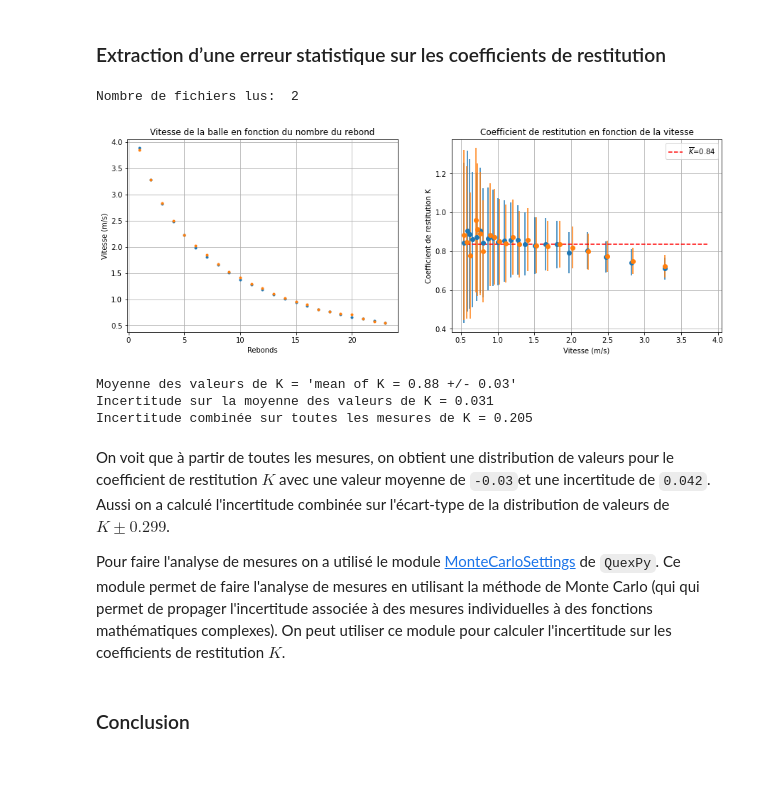
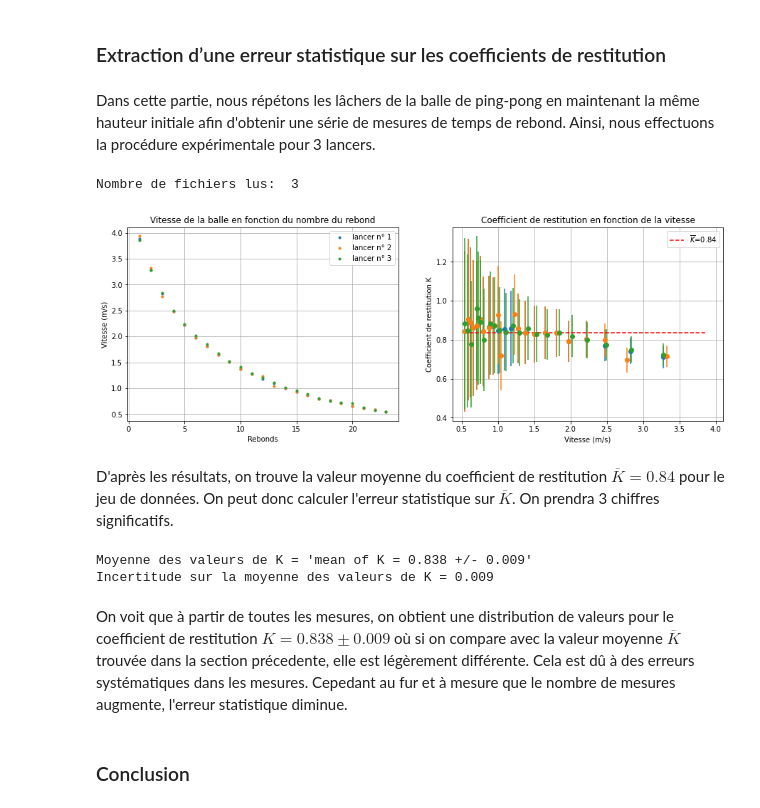
Before and after one commit to kmiloarguello/kmiloarguello.github.io, a Jupyter notebook: phyca/content/LU2PY215/TP/TP2/TP2.ipynb, the cells around one changed output. Saved outputs shown, nothing was run; the diff lists cells and outputs as text; code cells hidden in the pictures; blank space fills up the shorter version.

```diff
--- a/phyca/content/LU2PY215/TP/TP2/TP2.ipynb
+++ b/phyca/content/LU2PY215/TP/TP2/TP2.ipynb
@@ -302,21 +305,21 @@ L'erreur sur la vitesse est égale à l'erreur sur la vitesse avec QexPY:  True
 On remarque que l'incertitude trouvé à l'aide de `QuexPy` et celle trouvé à l'aide de la formule de propagation des erreurs sont les mêmes.
 # %% [markdown]
 ### Extraction d’une erreur statistique sur les coefficients de restitution
+# %% [markdown]
+Dans cette partie, nous répétons les lâchers de la balle de ping-pong en maintenant la même hauteur initiale afin d'obtenir une série de mesures de temps de rebond. Ainsi, nous effectuons la procédure expérimentale pour 3 lancers.
 # %%
 # on crée une liste vide pour stocker les données
 data_list = []
 
 # on crée une liste de tous les fichiers à lire
-#dataset_list = ['./Acoustic Stopwatch_2023-03-07_15-26-31/All.csv', './Acoustic Stopwatch_2023-03-07_15-27-22/All.csv', './Acoustic Stopwatch_2023-03-07_15-24-18/All.csv']
-
-dataset_list = ['./Acoustic Stopwatch_2023-03-07_15-26-31/All.csv', './Acoustic Stopwatch_2023-03-07_15-24-18/All.csv']
+dataset_list = ['./Acoustic Stopwatch_2024-03-07_15-26-31/All.csv', './Acoustic Stopwatch_2024-03-07_15-27-22/All.csv', './Acoustic Stopwatch_2024-03-07_15-24-18/All.csv']
 
 fig, (ax1,ax2) = plt.subplots(1,2, figsize=(15,5))
 
 means_K = list()
 
 # on lit tous les fichiers
-for dataset in dataset_list:
+for index, dataset in enumerate(dataset_list):
     data = pd.read_csv(dataset, sep=',')
     data['diff'] = data['Event time (s)'].diff()
     # on supprime la première ligne qui est NaN
@@ -328,41 +331,44 @@ for dataset in dataset_list:
     # on calcule la vitesse
     data['vitesse'] = g * data['diff'] / 2
 
-    ax1.plot(data['rebond'], data['vitesse'], '.', label=dataset)
+    ax1.plot(data['rebond'], data['vitesse'], '.', label='lancer n° ' + str(index + 1))
 
     # on calcule le coefficient de restitution K
     data['K'] = (data['diff'] ** 2) / (data['diff'].shift(1) ** 2)
     # on calcule l'erreur sur le coefficient de restitution \Delta K
     data['err_K'] = 2 * data['K'] * np.sqrt((2 * delta_t / data['diff']) ** 2 + (2 * delta_t / data['diff'].shift(1)) ** 2)
     means_K.append(data['K'].mean())
     # On trace ax.plot( data['vitesse'], data['k'], 'o')
     ax2.errorbar(data['vitesse'], data['K'], yerr=data['err_K'], fmt='o')
 
     # on ajoute les données à la liste
     data_list.append(data)
 
 
 ax1.set_title('Vitesse de la balle en fonction du nombre du rebond')
 ax1.set_xlabel('Rebonds')
 ax1.set_ylabel('Vitesse (m/s)')
+ax1.legend()
 ax1.grid()
 
 
-ax2.plot(data['vitesse'], [np.mean(means_K)] * len(data['vitesse']), 'r--', label=r'$\overline{K}$=' + str(round(data['K'].mean(), 2)))
+ax2.plot(data['vitesse'], [np.mean(means_K)] * len(data['vitesse']), 'r--', label=r'$\overline{K}$=' + str(round(np.mean(means_K), 2)))
 ax2.set_title('Coefficient de restitution en fonction de la vitesse')
 ax2.set_xlabel('Vitesse (m/s)')
 ax2.set_ylabel('Coefficient de restitution K')
 ax2.grid()
 ax2.legend()
 
 # length of the list
 data_list_len = len(data_list)
 print("Nombre de fichiers lus: ", data_list_len)
 
 plt.show()
 # %% [output]
-Nombre de fichiers lus:  2
+Nombre de fichiers lus:  3
-[figure, old version]
+[figure, new version]
+# %% [markdown]
+D'après les résultats, on trouve la valeur moyenne du coefficient de restitution $\overline{K}=0.84$ pour le jeu de données. On peut donc calculer l'erreur statistique sur $\overline{K}$. On prendra 3 chiffres significatifs.
 # %%
 k_list = list()
 k_err_list = list()
@@ -388,14 +394,10 @@ delta_K_mean = K_std / qexpy.sqrt(len(K_values))
 # Affichage des résultats
 print("Moyenne des valeurs de K = '{}'".format(K_mean))
 print("Incertitude sur la moyenne des valeurs de K = {:.3f}".format(delta_K_mean))
-print("Incertitude combinée sur toutes les mesures de K = {:.3f}".format(K_std))
 # %% [output]
-Moyenne des valeurs de K = 'mean of K = 0.88 +/- 0.03'
-Incertitude sur la moyenne des valeurs de K = 0.031
-Incertitude combinée sur toutes les mesures de K = 0.205
+Moyenne des valeurs de K = 'mean of K = 0.838 +/- 0.009'
+Incertitude sur la moyenne des valeurs de K = 0.009
-# %% [markdown]
-On voit que à partir de toutes les mesures, on obtient une distribution de valeurs pour le coefficient de restitution $K$ avec une valeur moyenne de `-0.03`et une incertitude de `0.042`. Aussi on a calculé l'incertitude combinée sur l'écart-type de la distribution de valeurs de $K \pm 0.299 $.
-
-Pour faire l'analyse de mesures on a utilisé le module [MonteCarloSettings](https://qexpy.readthedocs.io/en/latest/_modules/qexpy/data/utils.html#MonteCarloSettings) de `QuexPy`. Ce module permet de faire l'analyse de mesures en utilisant la méthode de Monte Carlo (qui qui permet de propager l'incertitude associée à des mesures individuelles à des fonctions mathématiques complexes). On peut utiliser ce module pour calculer l'incertitude sur les coefficients de restitution $K$.
+# %% [markdown]
+On voit que à partir de toutes les mesures, on obtient une distribution de valeurs pour le coefficient de restitution $K = 0.838 \pm{0.009}$ où si on compare avec la valeur moyenne $\overline{K}$ trouvée dans la section précedente, elle est légèrement différente. Cela est dû à des erreurs systématiques dans les mesures. Cepedant au fur et à mesure que le nombre de mesures augmente, l'erreur statistique diminue.
 # %% [markdown]
 ### Conclusion
```
Also changed, not shown: parts of 6 cells of this notebook.
